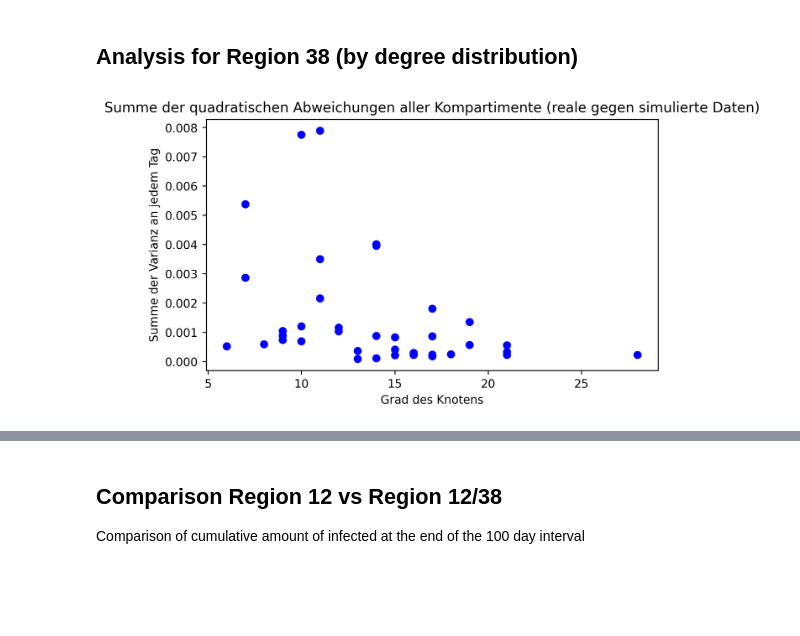
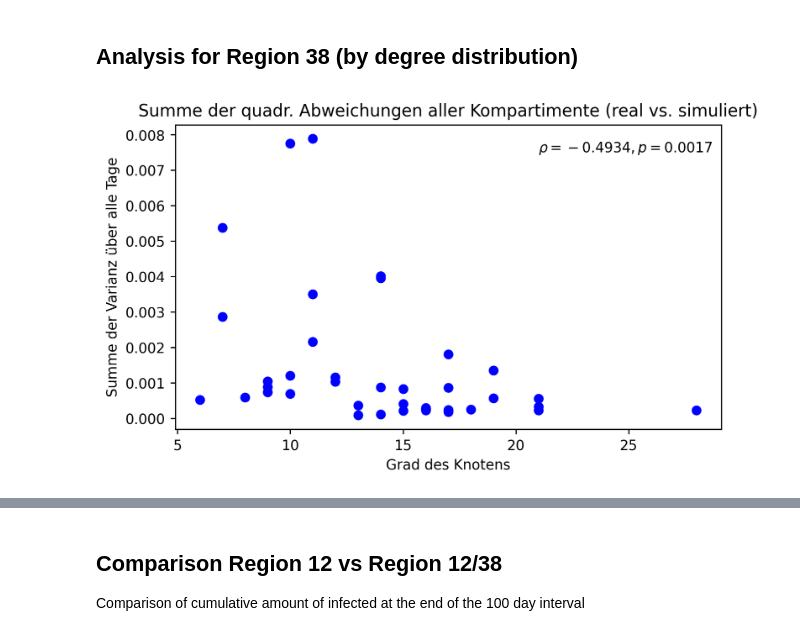
Before and after one commit to torbensun/Modeling-Of-Epidemics-With-Compartmental-And-Network-Models, a Jupyter notebook: Project.ipynb, the cells around one changed output, grey strips where cells are left out. Cells and saved outputs as stored; diff of their text form; code cells hidden in the pictures; blank space fills up the shorter version.

Commit message:
Updated Analysis Plots

```diff
--- a/Project.ipynb
+++ b/Project.ipynb
@@ -942,23 +942,24 @@ heavi_I_var = total_squared_variance_for_boundaries(heavi_data, RKI_data)
 # %%
 
 
 # Regression
 
 def fh(x, a, b):
 	return a*x+b
 p0 = [0, 0.1]
 fith, errh = opt.curve_fit(fh, degree_dist, heavi_I_var, p0)
 
 plt.figure(figsize=(7,4),dpi=250)
-plt.title("Summe der quadratischen Abweichungen aller Kompartimente (reale gegen simulierte Daten)")
+plt.title("Summe der quadr. Abweichungen aller Kompartimente (real vs. simuliert)")
 plt.xlabel('Grad des Knotens')
-plt.ylabel(r"Summe der Varianz an jedem Tag")
+plt.ylabel(r"Summe der Varianz über alle Tage")
 plt.scatter(degree_dist, heavi_I_var,marker='o',color='blue')
-#plt.plot(degree_dist, [fh(d, *fith) for d in degree_dist], label="Regression",color='blue')
+plt.text(21,0.0075, r"$\rho=-0.4934, p=0.0017$")
+#plt.plot(np.linspace(0.2,0.85,500), fh_cc(np.linspace(0,0.85,500), label="Regression",color='blue')
 #plt.legend(loc='upper right')
 plt.savefig("Media/Boundaries/Boundaries_38_degree_dist_h.pdf")
 # %% [output]
-[figure, old version]
+[figure, new version]
 # %%
 from scipy import stats
 r_h_p=stats.pearsonr(degree_dist, heavi_I_var,)
```
Also changed, not shown: parts of 7 cells of this notebook, 4 other files.
